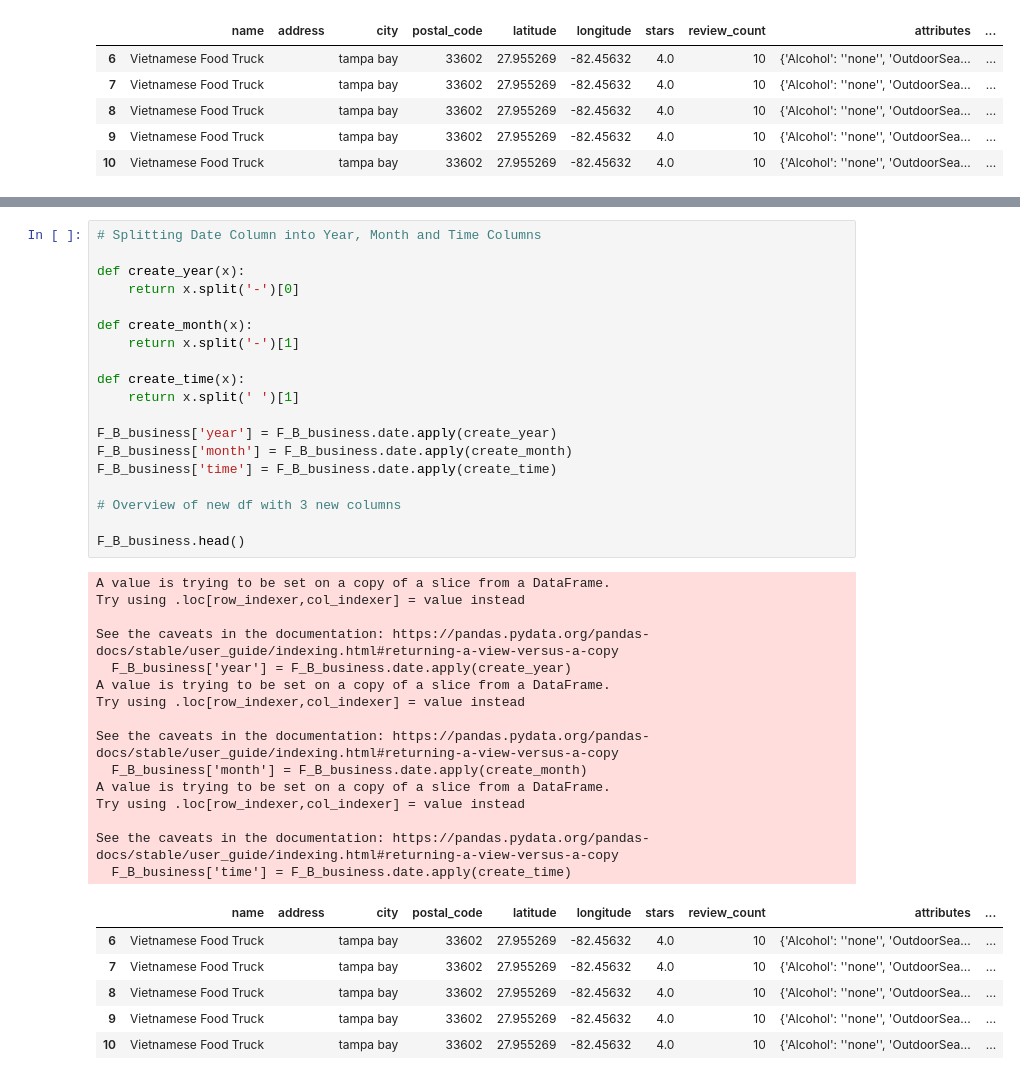
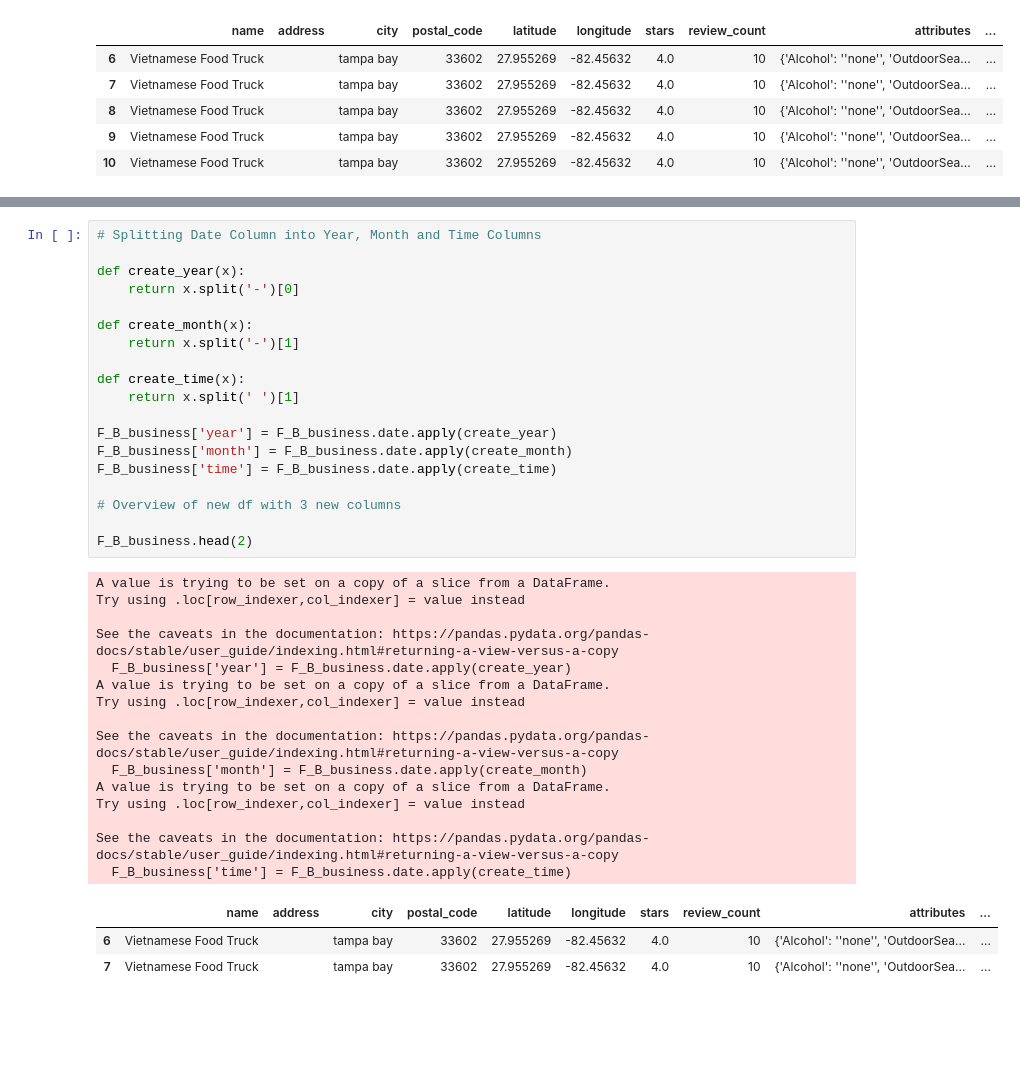
Before and after one commit to Mrshreesharma/Recommendation-for-Restaurants-in-Florida, a Jupyter notebook: Preprocessing-Yelp- EDA.ipynb, the cells around one changed output, grey strips where cells are left out. Cells and saved outputs as stored; diff of their text form; blank space fills up the shorter version.

```diff
--- a/Preprocessing-Yelp- EDA.ipynb
+++ b/Preprocessing-Yelp- EDA.ipynb
@@ -395,36 +388,33 @@ def create_month(x):
     return x.split('-')[1]
 
 def create_time(x):
     return x.split(' ')[1]
 
 F_B_business['year'] = F_B_business.date.apply(create_year)
 F_B_business['month'] = F_B_business.date.apply(create_month)
 F_B_business['time'] = F_B_business.date.apply(create_time)
 
 # Overview of new df with 3 new columns
 
-F_B_business.head()
+F_B_business.head(2)
 # %% [output]
 A value is trying to be set on a copy of a slice from a DataFrame.
 Try using .loc[row_indexer,col_indexer] = value instead
 
 See the caveats in the documentation: https://pandas.pydata.org/pandas-docs/stable/user_guide/indexing.html#returning-a-view-versus-a-copy
   F_B_business['year'] = F_B_business.date.apply(create_year)
 A value is trying to be set on a copy of a slice from a DataFrame.
 Try using .loc[row_indexer,col_indexer] = value instead
 
 See the caveats in the documentation: https://pandas.pydata.org/pandas-docs/stable/user_guide/indexing.html#returning-a-view-versus-a-copy
   F_B_business['month'] = F_B_business.date.apply(create_month)
 A value is trying to be set on a copy of a slice from a DataFrame.
 Try using .loc[row_indexer,col_indexer] = value instead
 
 See the caveats in the documentation: https://pandas.pydata.org/pandas-docs/stable/user_guide/indexing.html#returning-a-view-versus-a-copy
   F_B_business['time'] = F_B_business.date.apply(create_time)
 |  | name | address | city | postal_code | latitude | longitude | stars | review_count | attributes | ... |
 | 6 | Vietnamese Food Truck |  | tampa bay | 33602 | 27.955269 | -82.45632 | 4.0 | 10 | {'Alcohol': ''none'', 'OutdoorSea... | ... |
 | 7 | Vietnamese Food Truck |  | tampa bay | 33602 | 27.955269 | -82.45632 | 4.0 | 10 | {'Alcohol': ''none'', 'OutdoorSea... | ... |
-| 8 | Vietnamese Food Truck |  | tampa bay | 33602 | 27.955269 | -82.45632 | 4.0 | 10 | {'Alcohol': ''none'', 'OutdoorSea... | ... |
-| 9 | Vietnamese Food Truck |  | tampa bay | 33602 | 27.955269 | -82.45632 | 4.0 | 10 | {'Alcohol': ''none'', 'OutdoorSea... | ... |
-| 10 | Vietnamese Food Truck |  | tampa bay | 33602 | 27.955269 | -82.45632 | 4.0 | 10 | {'Alcohol': ''none'', 'OutdoorSea... | ... |
 # %%
 year_sort = F_B_business.sort_values(by='year', ascending=True)
```
Also changed, not shown: parts of 18 cells of this notebook.
